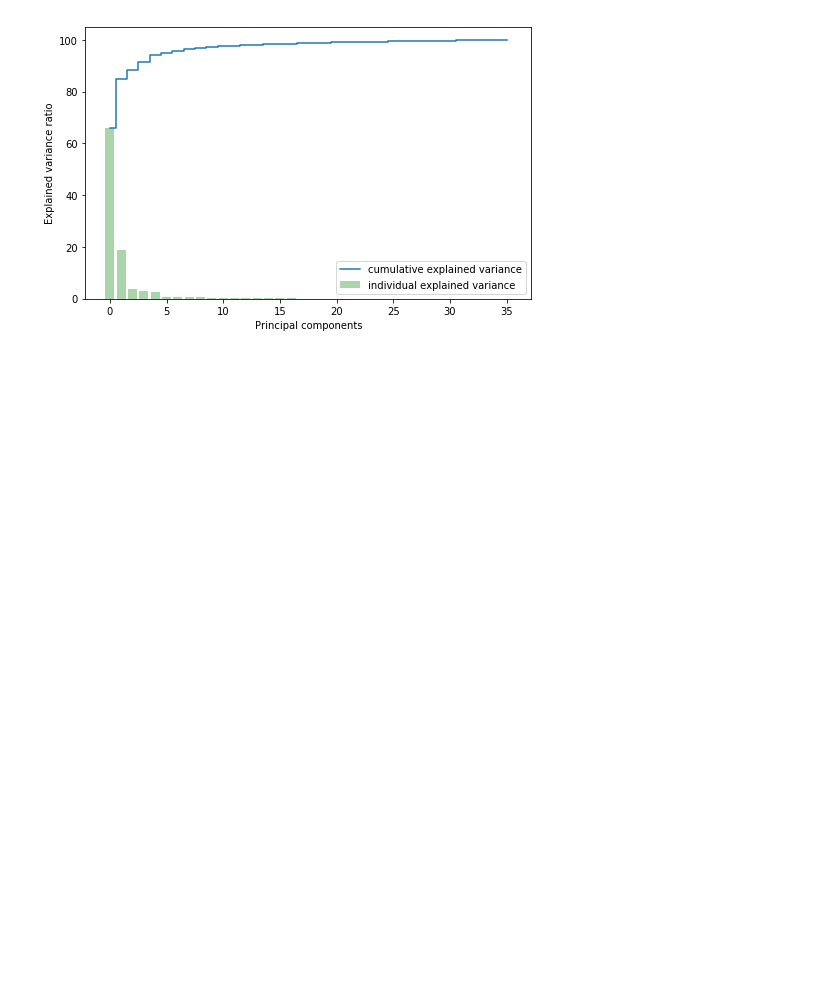
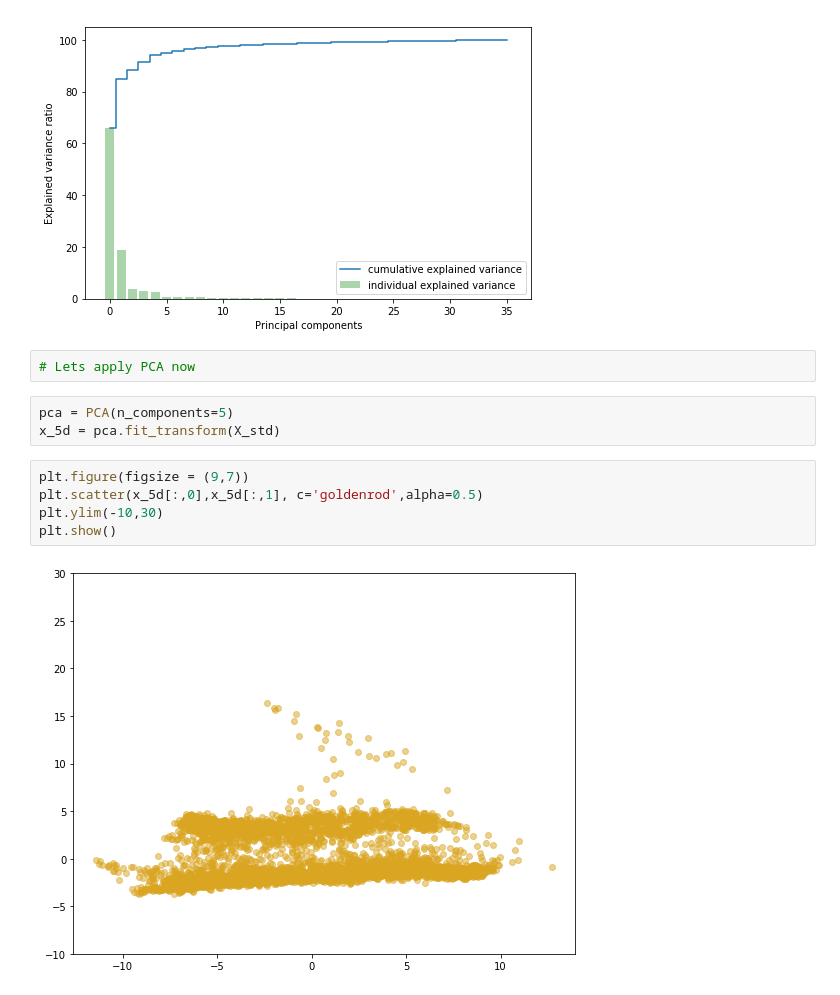
Before and after one commit to zikmout/ATS_learning, a Jupyter notebook: ats_PCA2.ipynb, the cells around one changed output. Saved outputs shown, nothing was run; the diff lists cells and outputs as text; blank space fills up the shorter version.

```diff
--- a/ats_PCA2.ipynb
+++ b/ats_PCA2.ipynb
@@ -57,3 +57,15 @@ plt.legend(loc='best')
 plt.show()
 # %% [output]
 [figure]
+# %%
+# Lets apply PCA now
+# %%
+pca = PCA(n_components=5)
+x_5d = pca.fit_transform(X_std)
+# %%
+plt.figure(figsize = (9,7))
+plt.scatter(x_5d[:,0],x_5d[:,1], c='goldenrod',alpha=0.5)
+plt.ylim(-10,30)
+plt.show()
+# %% [output]
+[figure, added]
```
Also changed, not shown: parts of 3 cells of this notebook.
